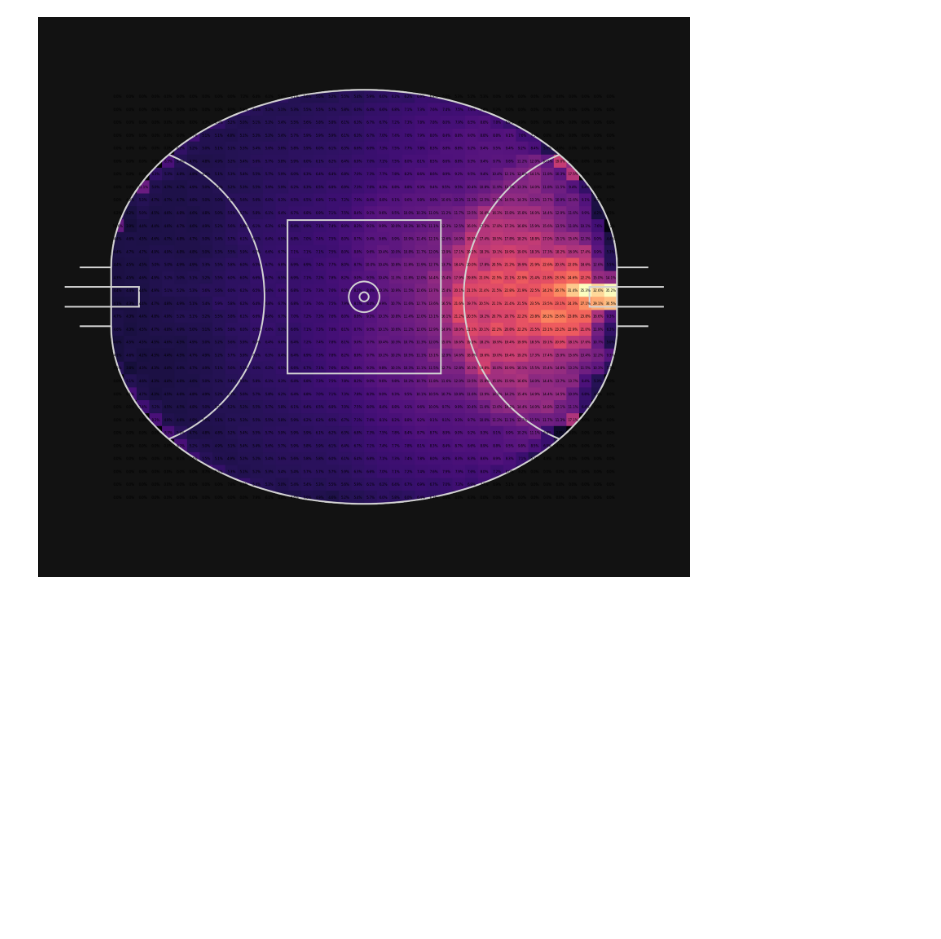
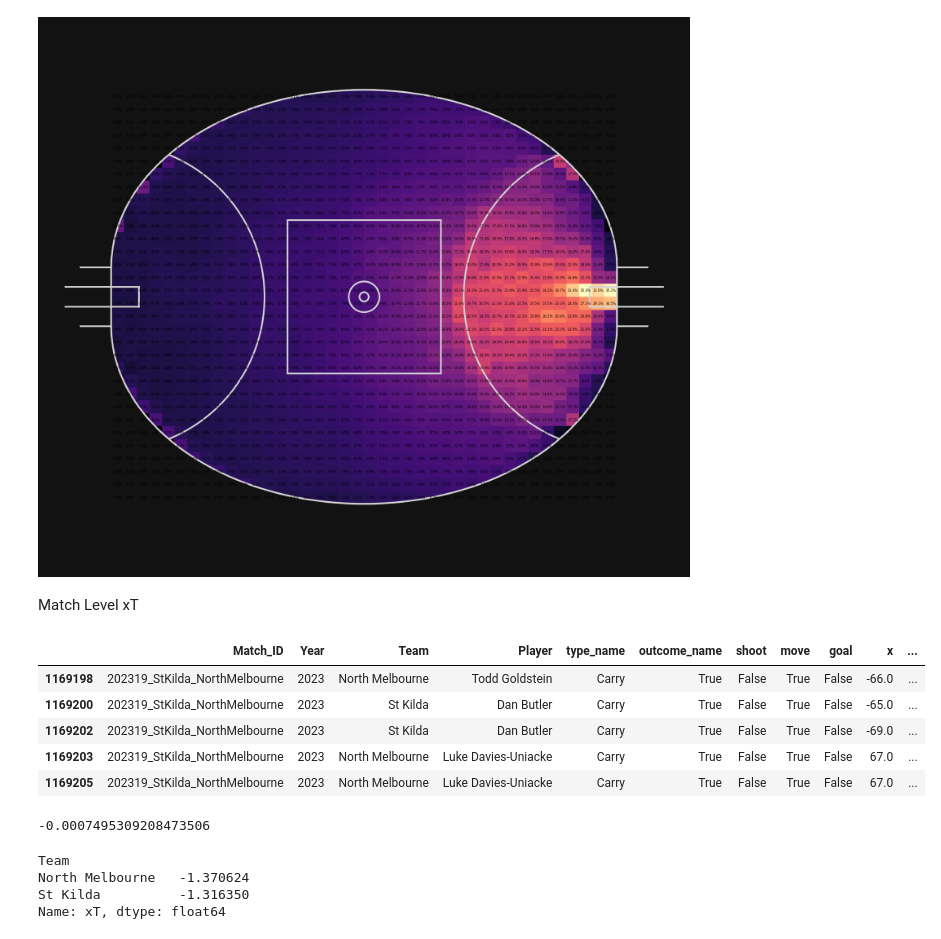
Before and after one commit to ciaran-grant/afl-player-ratings, a Jupyter notebook: expected-threat/xthreat.ipynb, the cells around one changed output. Cells and saved outputs as stored; diff of their text form; code cells hidden in the pictures; blank space fills up the shorter version.

```diff
--- a/expected-threat/xthreat.ipynb
+++ b/expected-threat/xthreat.ipynb
@@ -188,3 +221,18 @@ threat_heatmap = pitch.heatmap(threat_probability, ax=ax, cmap = "magma")
 label_heatmap = pitch.label_heatmap(threat_probability, ax=ax, str_format='{:.1%}', color="black", fontsize=2, va="center", ha="center")
 # %% [output]
 [figure]
+# %% [markdown]
+Match Level xT
+# %%
+move_actions.tail()
+# %% [output]
+|  | Match_ID | Year | Team | Player | type_name | outcome_name | shoot | move | goal | x | ... |
+| 1169198 | 202319_StKilda_NorthMelbourne | 2023 | North Melbourne | Todd Goldstein | Carry | True | False | True | False | -66.0 | ... |
+| 1169200 | 202319_StKilda_NorthMelbourne | 2023 | St Kilda | Dan Butler | Carry | True | False | True | False | -65.0 | ... |
+| 1169202 | 202319_StKilda_NorthMelbourne | 2023 | St Kilda | Dan Butler | Carry | True | False | True | False | -69.0 | ... |
+| 1169203 | 202319_StKilda_NorthMelbourne | 2023 | North Melbourne | Luke Davies-Uniacke | Carry | True | False | True | False | 67.0 | ... |
+| 1169205 | 202319_StKilda_NorthMelbourne | 2023 | North Melbourne | Luke Davies-Uniacke | Carry | True | False | True | False | 67.0 | ... |
+# %%
+move_actions['xT'].mean()
+# %% [output]
+-0.0007495309208473506
@@ -190,0 +244,8 @@ label_heatmap = pitch.label_heatmap(threat_probability, ax=ax, str_format='{:.1%
+# %%
+match_id = '202319_StKilda_NorthMelbourne'
+get_match_xthreat_sum(move_actions, match_id)
+# %% [output]
+Team
+North Melbourne   -1.370624
+St Kilda          -1.316350
+Name: xT, dtype: float64
```
Also changed, not shown: parts of 30 cells of this notebook.
